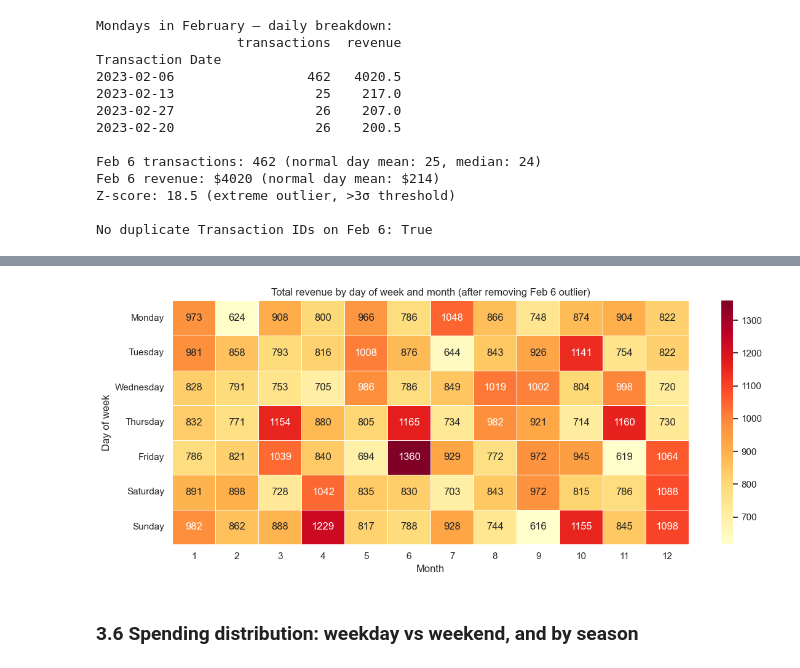
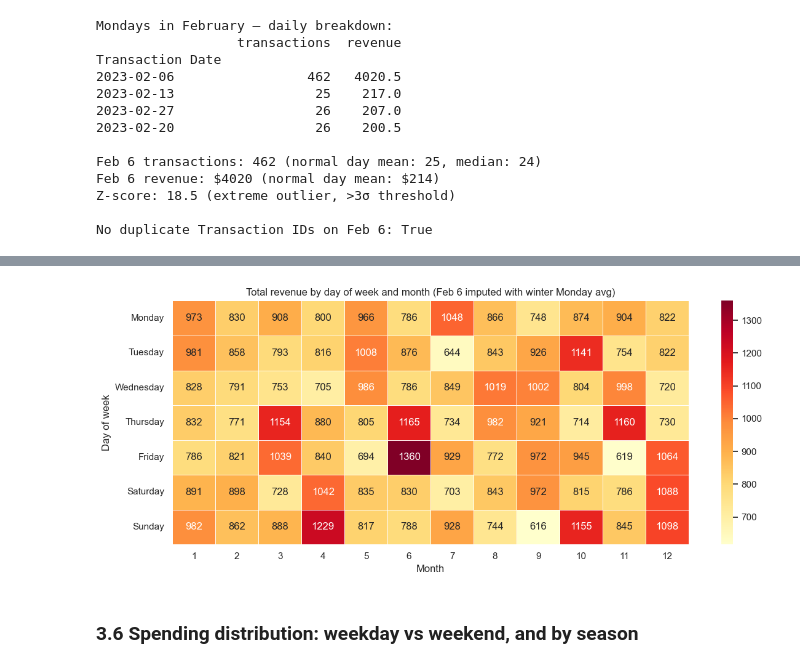
Before and after one commit to Jaskabraska/semestral_work_DD, a Jupyter notebook: semestral_project.ipynb, the cells around one changed output, grey strips where cells are left out. Saved outputs shown, nothing was run; the diff lists cells and outputs as text; code cells hidden in the pictures.

Commit message:
Impute Feb 6 outlier with winter Monday averages instead of dropping
Made-with: Cursor

```diff
--- a/semestral_project.ipynb
+++ b/semestral_project.ipynb
@@ -605,21 +665,21 @@ Updated enriched_dataset.csv
 # %%
 heatmap_fixed = df.pivot_table(
     values='Total Spent',
     index='day_name',
     columns='month',
     aggfunc='sum'
 ).reindex(['Monday', 'Tuesday', 'Wednesday', 'Thursday', 'Friday', 'Saturday', 'Sunday'])
 
 plt.figure(figsize=(12, 5))
 sns.heatmap(heatmap_fixed, annot=True, fmt='.0f', cmap='YlOrRd', linewidths=0.5)
-plt.title('Total revenue by day of week and month (after removing Feb 6 outlier)')
+plt.title('Total revenue by day of week and month (Feb 6 imputed with winter Monday avg)')
 plt.ylabel('Day of week')
 plt.xlabel('Month')
 plt.tight_layout()
 plt.savefig('fig_heatmap_day_month_fixed.png', bbox_inches='tight')
 plt.show()
 # %% [output]
-[figure, old version]
+[figure, new version]
 # %% [markdown]
 ### 3.6 Spending distribution: weekday vs weekend, and by season
 # %%
```
Also changed, not shown: parts of 11 cells of this notebook, 4 other files.
